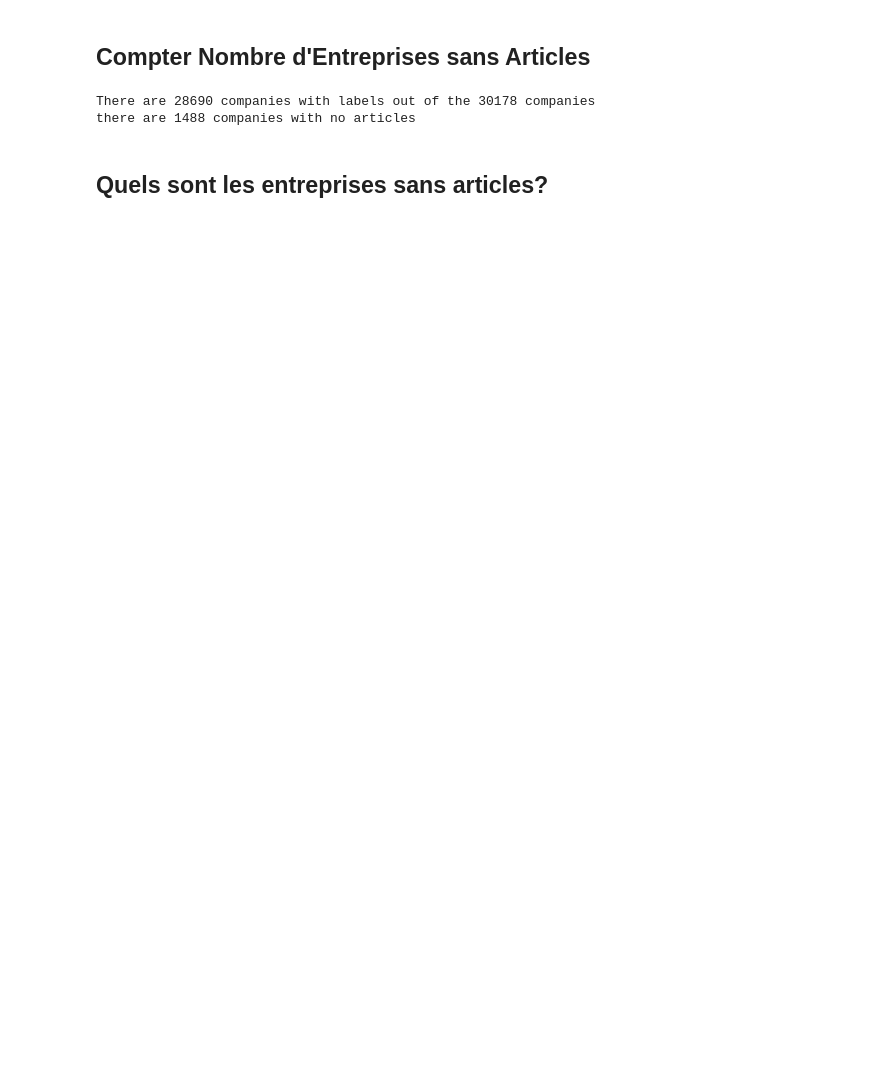
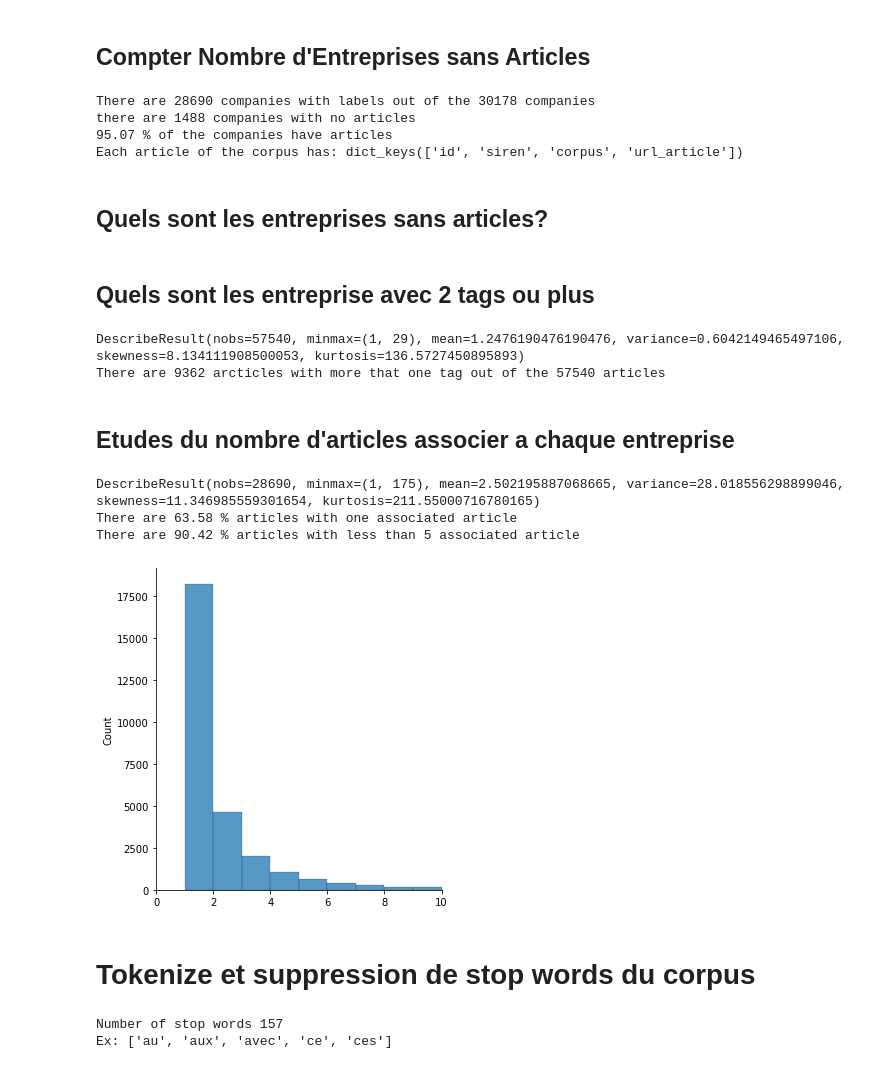
Before and after one commit to clemTJ/Company-Information-PSAT, a Jupyter notebook: textes_francais.ipynb, the cells around one changed output. Saved outputs shown, nothing was run; the diff lists cells and outputs as text; code cells hidden in the pictures; blank space fills up the shorter version.

```diff
--- a/textes_francais.ipynb
+++ b/textes_francais.ipynb
@@ -10,3 +16,9 @@ import json
 PATH = "./data/ArticleCompany_2020-11-17/"
 coprus = "corpus_check_long_SIREN_UPDATED2"
 names = "siren_name_map_clean"
+
+with open(PATH + names +".json") as json_file:
+    dict_names = json.load(json_file)
+
+with open(PATH + coprus +".json") as json_file:
+    corpus_list = json.load(json_file)
@@ -19,0 +25,8 @@ with open(PATH + coprus +".json") as json_file:
+# %%
+# Convert string to list of labels
+print ("The siren list is:",type(corpus_list[0]["siren"]))
+for document in corpus_list:
+    document["siren"] = ast.literal_eval(document["siren"]) # convert list in string format to list
+    for i in range(len(document["siren"])): # Convert each int siren to string
+        document["siren"][i] = str(document["siren"][i])
+print ("NOW the type of the siren list is:",type(corpus_list[0]["siren"]))
@@ -19,0 +36,7 @@ with open(PATH + coprus +".json") as json_file:
+# %%
+for document in corpus_list:
+    for siren in document['siren']:
+        if len(siren)>10:
+            print(siren)
+            print (document['siren'])
+            print ("--------")
@@ -22,21 +51,25 @@ with open(PATH + coprus +".json") as json_file:
 # %%
 dict_count = dict()
 #for company in dict_names.keys(): dict_count[company] = 0
-for document in dict_corpus:
-    #print (document["siren"])
-    sir_list = document["siren"][1:-1].split(", ")
-    #print (sir_list)
+for document in corpus_list:
+    sir_list = document["siren"]
     for siren in sir_list:
-        #print (siren)
+        if len(siren)>10: # Should not be triggered
+            print ("ALERT:",siren)
         if siren in dict_count.keys():
             dict_count[siren] +=1
         else:
             dict_count[siren] = 1
 print ("There are",len(dict_count.keys()),"companies with labels out of the", len(dict_names.keys()), "companies")
 print ("there are",len(dict_names.keys())-len(dict_count.keys()),"companies with no articles")
+print (round(len(dict_count)/(len(dict_names))*100,2),"% of the companies have articles")
+print ("Each article of the corpus has:",corpus_list[0].keys())
+#corpus_list[0]["corpus"]
 # %% [output]
 There are 28690 companies with labels out of the 30178 companies
 there are 1488 companies with no articles
+95.07 % of the companies have articles
+Each article of the corpus has: dict_keys(['id', 'siren', 'corpus', 'url_article'])
 # %% [markdown]
 ## Quels sont les entreprises sans articles?
 # %%
@@ -48,0 +84,19 @@ for company in dict_names.keys():
+# %% [markdown]
+## Quels sont les entreprise avec 2 tags ou plus
+# %%
+multiple_siren = 0
+multiple_siren_list = list()
+for document in corpus_list:
+    if len(document["siren"])==0:
+        print ("ALERT article sans tag, id:",document["id"])
+    if len(document["siren"])>1:
+        multiple_siren +=1
+    multiple_siren_list.append(len(document["siren"]))
+
+print(stats.describe(multiple_siren_list))
+print ("There are",multiple_siren,"arcticles with more that one tag out of the",len(corpus_list),"articles")
+# %% [output]
+DescribeResult(nobs=57540, minmax=(1, 29), mean=1.2476190476190476, variance=0.6042149465497106, skewness=8.134111908500053, kurtosis=136.5727450895893)
+There are 9362 arcticles with more that one tag out of the 57540 articles
+# %% [markdown]
+## Etudes du nombre d'articles associer a chaque entreprise
@@ -48,0 +108,19 @@ for company in dict_names.keys():
+# %%
+# On prendre seulement les entreprises avec au moins un articles associer
+#sns.set(rc={'figure.figsize':(40,5)})
+values = list(dict_count.values())
+sns.displot(values, binwidth=1) #bins=20
+plt.xlim(0, 10)
+
+number = 5
+print(stats.describe(values))
+print ("There are",round(values.count(1)/len(values)*100,2), "% articles with one associated article")
+under_n = [1 for i in values if i < number]
+print ("There are",round(len(under_n)/len(values)*100,2), "% articles with less than",number,"associated article")
+# %% [output]
+DescribeResult(nobs=28690, minmax=(1, 175), mean=2.502195887068665, variance=28.018556298899046, skewness=11.346985559301654, kurtosis=211.55000716780165)
+There are 63.58 % articles with one associated article
+There are 90.42 % articles with less than 5 associated article
+[figure, added]
+# %% [markdown]
+# Tokenize et suppression de stop words du corpus
@@ -48,0 +134,6 @@ for company in dict_names.keys():
+# %%
+print ("Number of stop words",len(stop_words ))
+print ("Ex:",stop_words[:5])
+# %% [output]
+Number of stop words 157
+Ex: ['au', 'aux', 'avec', 'ce', 'ces']
```
Also changed, not shown: parts of 43 cells of this notebook, 10 other files.
